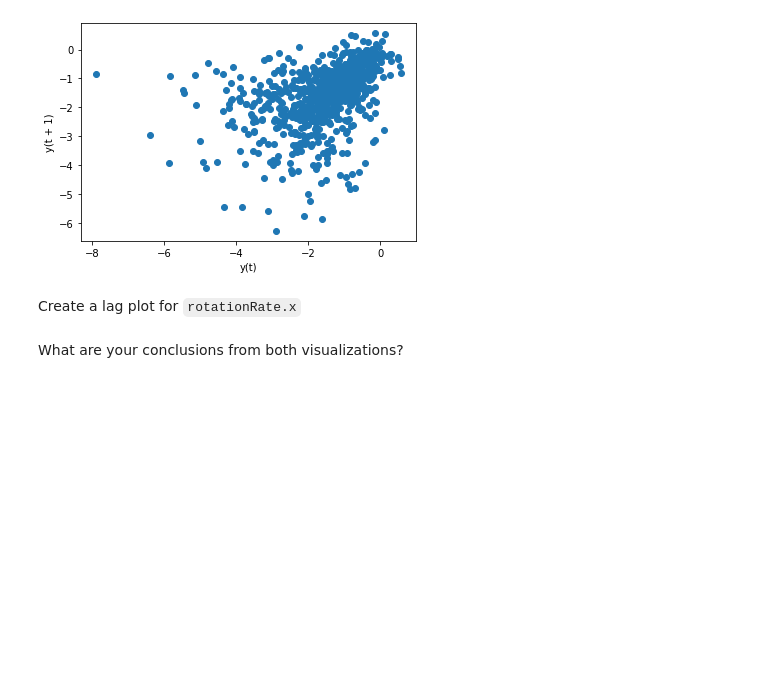
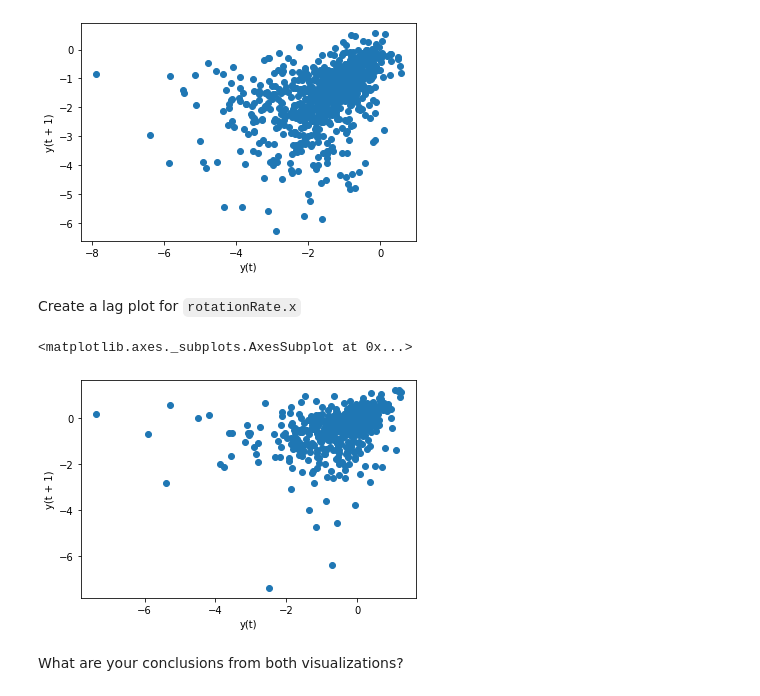
Before and after one commit to ironhack-datalabs/datamad0620, a Jupyter notebook: module-2/lab-time-series/your-code/main.ipynb, the cells around one changed output. Cells and saved outputs as stored; diff of their text form; code cells hidden in the pictures; blank space fills up the shorter version.

```diff
--- a/module-2/lab-time-series/your-code/main.ipynb
+++ b/module-2/lab-time-series/your-code/main.ipynb
@@ -135,6 +136,11 @@ lag_plot(np.log(sensor['userAcceleration.x']))
 Create a lag plot for `rotationRate.x`
 # %%
 # Your code here:
+
+lag_plot(np.log(sensor['rotationRate.x']))
+# %% [output]
+<matplotlib.axes._subplots.AxesSubplot at 0x...>
+[figure, added]
 # %% [markdown]
 What are your conclusions from both visualizations?
 # %%
```
Also changed, not shown: parts of 3 cells of this notebook.
